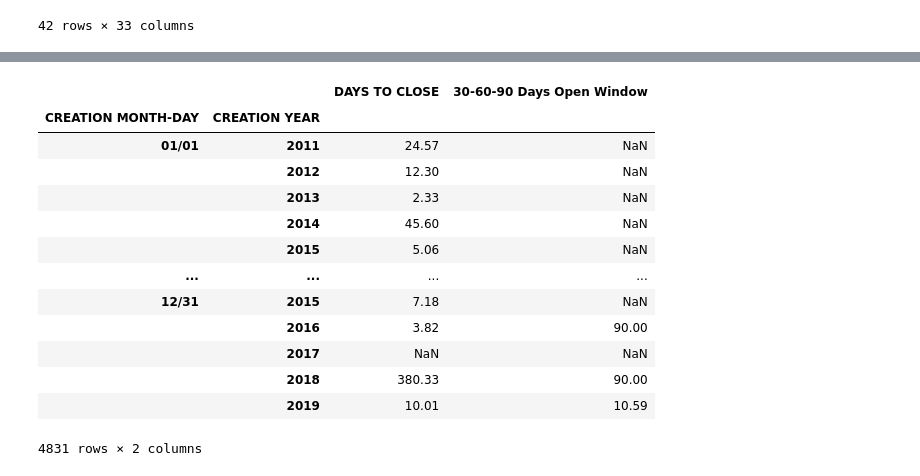
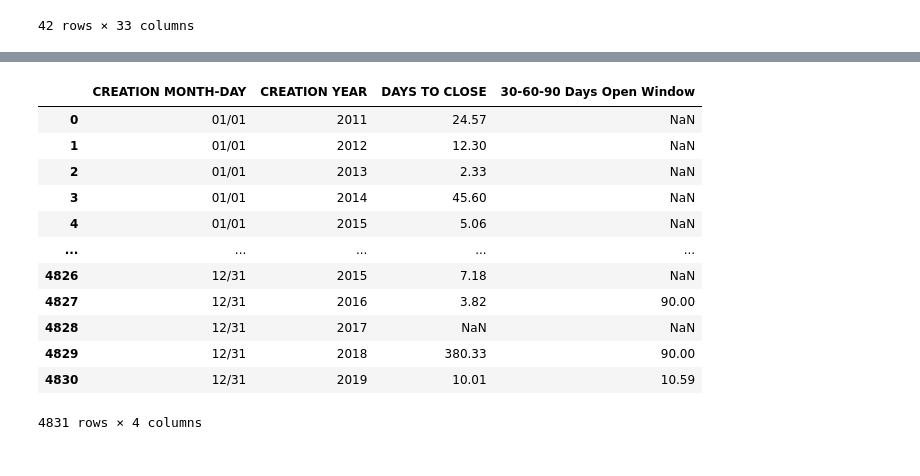
Before and after one commit to Sasmita28/city-service, a Jupyter notebook: City_Data_Cleaning.ipynb, the cells around one changed output, grey strips where cells are left out. Saved outputs shown, nothing was run; the diff lists cells and outputs as text; code cells hidden in the pictures.

```diff
--- a/City_Data_Cleaning.ipynb
+++ b/City_Data_Cleaning.ipynb
@@ -5,6 +6,6 @@ import datetime as dt
 # %%
 #Read in the CSV Data
-data = pd.read_csv('311_Call_Center_Service_Requests.csv')
+data = pd.read_csv('Resources/311_Call_Center_Service_Requests.csv')
 data.head()
 # %% [output]
 |  | CASE ID | SOURCE | DEPARTMENT | WORK GROUP | REQUEST TYPE | CATEGORY | TYPE | DETAIL | CREATION DATE | ... |
@@ -166,5 +167,6 @@ data.loc[data['CREATION DATE'] == '05/20/2020']
 avg_days_to_close = data.groupby(['CREATION MONTH-DAY', 'CREATION YEAR']).mean()
 avg_days_to_close['DAYS TO CLOSE'] = avg_days_to_close['DAYS TO CLOSE'].round(2)
 avg_days_to_close['30-60-90 Days Open Window'] = avg_days_to_close['30-60-90 Days Open Window'].round(2)
+avg_days_to_close = avg_days_to_close.reset_index(level=['CREATION MONTH-DAY', 'CREATION YEAR'])
 avg_days_to_close
 # %% [output]
@@ -200,20 +203,19 @@ LONGITUDE                    float64
 dtype: object
 # %%
 #Drop Unneeded Columns
-avg_days_to_close = avg_days_to_close[['DAYS TO CLOSE', '30-60-90 Days Open Window']]
+avg_days_to_close = avg_days_to_close[['CREATION MONTH-DAY', 'CREATION YEAR','DAYS TO CLOSE', '30-60-90 Days Open Window']]
 avg_days_to_close
 # %% [output]
-|  |  | DAYS TO CLOSE | 30-60-90 Days Open Window |
-| CREATION MONTH-DAY | CREATION YEAR |  |  |
-| 01/01 | 2011 | 24.57 | NaN |
-|  | 2012 | 12.30 | NaN |
-|  | 2013 | 2.33 | NaN |
-|  | 2014 | 45.60 | NaN |
-|  | 2015 | 5.06 | NaN |
-| ... | ... | ... | ... |
-| 12/31 | 2015 | 7.18 | NaN |
-|  | 2016 | 3.82 | 90.00 |
-|  | 2017 | NaN | NaN |
-|  | 2018 | 380.33 | 90.00 |
-|  | 2019 | 10.01 | 10.59 |
+|  | CREATION MONTH-DAY | CREATION YEAR | DAYS TO CLOSE | 30-60-90 Days Open Window |
+| 0 | 01/01 | 2011 | 24.57 | NaN |
+| 1 | 01/01 | 2012 | 12.30 | NaN |
+| 2 | 01/01 | 2013 | 2.33 | NaN |
+| 3 | 01/01 | 2014 | 45.60 | NaN |
+| 4 | 01/01 | 2015 | 5.06 | NaN |
+| ... | ... | ... | ... | ... |
+| 4826 | 12/31 | 2015 | 7.18 | NaN |
+| 4827 | 12/31 | 2016 | 3.82 | 90.00 |
+| 4828 | 12/31 | 2017 | NaN | NaN |
+| 4829 | 12/31 | 2018 | 380.33 | 90.00 |
+| 4830 | 12/31 | 2019 | 10.01 | 10.59 |
-4831 rows × 2 columns
+4831 rows × 4 columns
```
Also changed, not shown: parts of 8 cells of this notebook, 7 other files.
